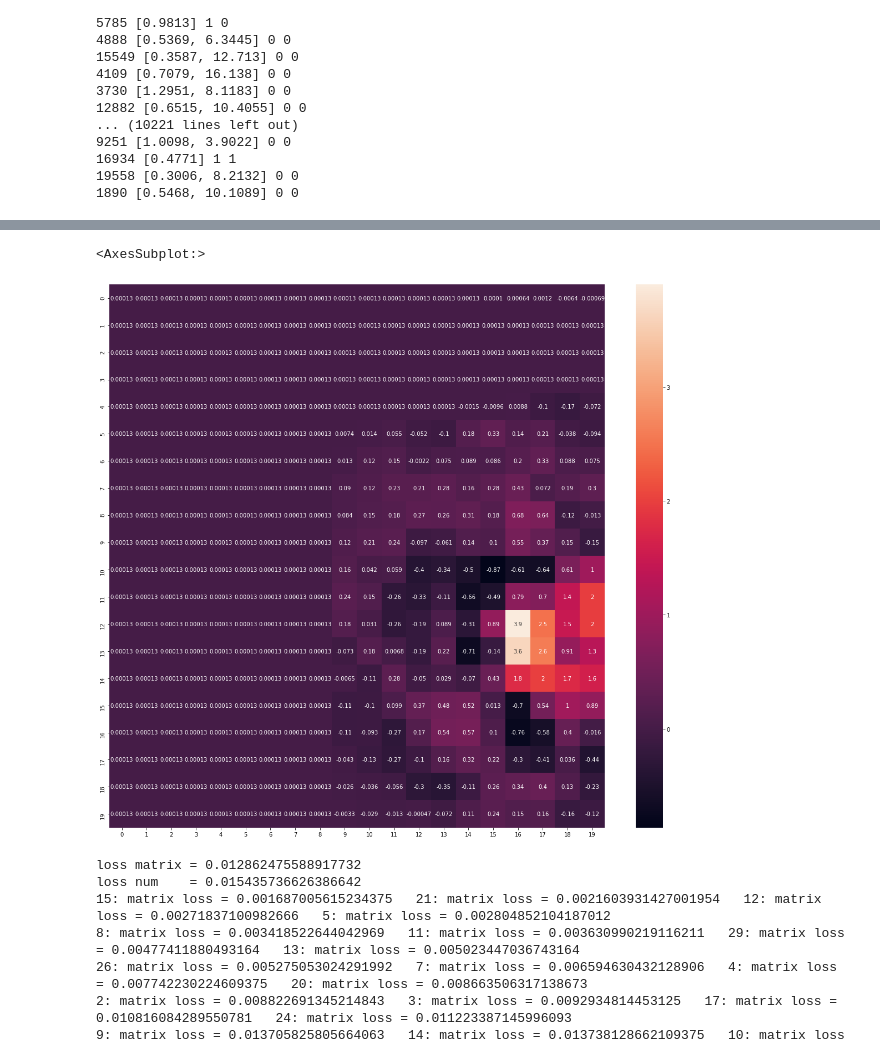
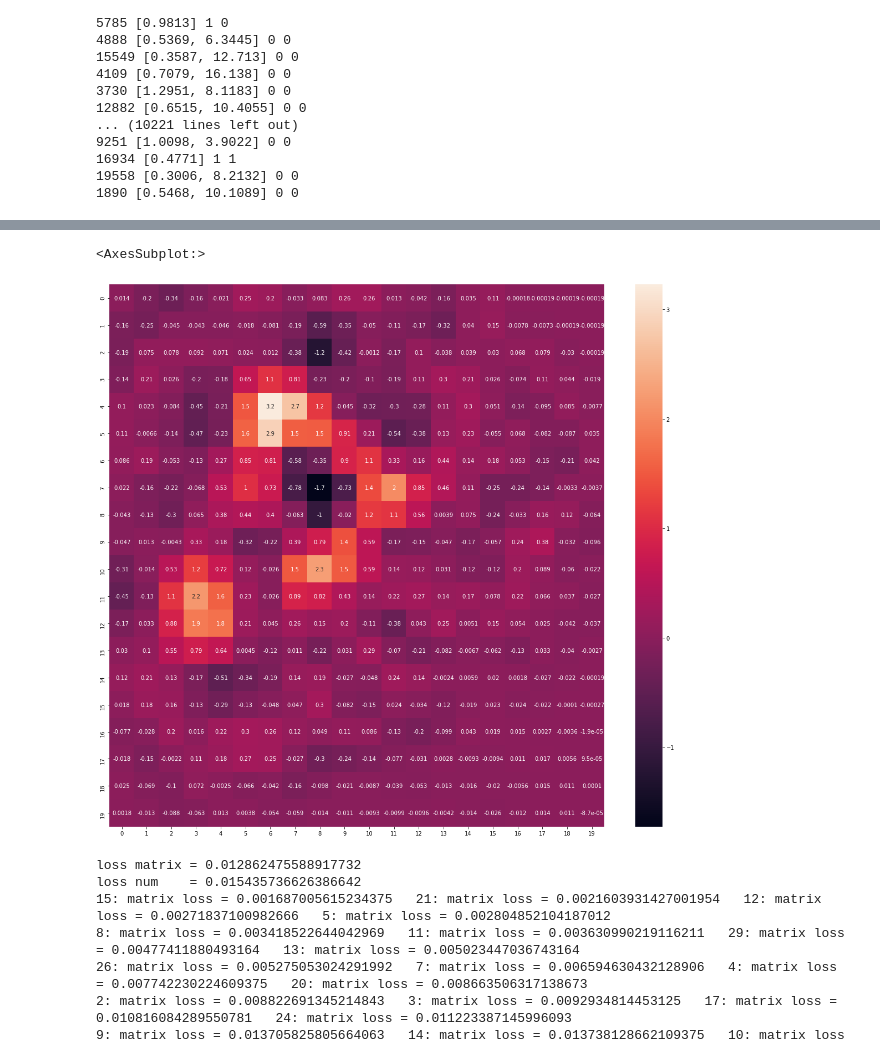
Before and after one commit to caitaozhan/deeplearning-localization, a Jupyter notebook: CNN-translation-multi-rand-dist-upbound.ipynb, the cells around one changed output, grey strips where cells are left out. Cells and saved outputs as stored; diff of their text form; code cells hidden in the pictures.

```diff
--- a/CNN-translation-multi-rand-dist-upbound.ipynb
+++ b/CNN-translation-multi-rand-dist-upbound.ipynb
@@ -884,10 +916,10 @@ y    2 (46, 56), (68, 78)
 # %%
 pred = np.loadtxt('test.txt')
 fig, ax = plt.subplots(1, 1, figsize=(20, 18))
-sns.heatmap(pred[10:30, 80:100], annot=True, ax=ax)
+sns.heatmap(pred[0:20, 40:60], annot=True, ax=ax)
 # %% [output]
 <AxesSubplot:>
-[figure, old version]
+[figure, new version]
 # %%
 # Test for one random batch
 plt.rcParams.update({'figure.max_open_warning': 0})
```
Also changed, not shown: parts of 9 cells of this notebook, 6 other files.
